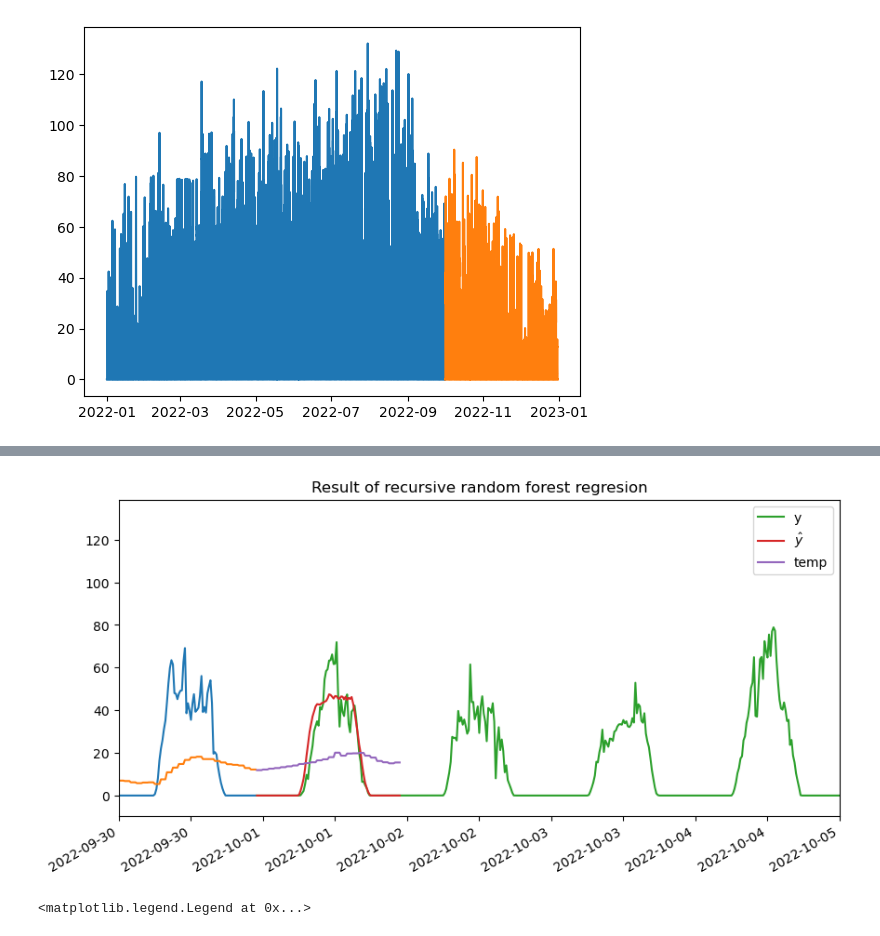
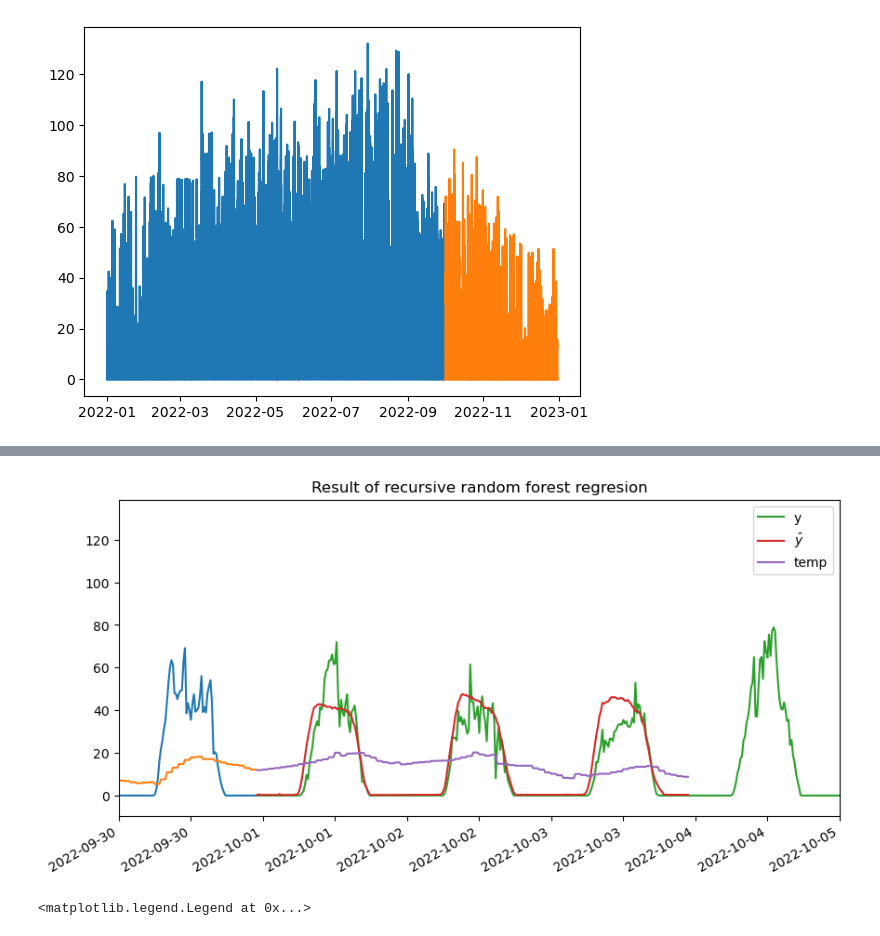
Before and after one commit to SpongeStark/Pre-PhD, a Jupyter notebook: demo/PV_2022_limit_configuration.ipynb, the cells around one changed output, grey strips where cells are left out. Saved outputs shown, nothing was run; the diff lists cells and outputs as text; code cells hidden in the pictures.

```diff
--- a/demo/PV_2022_limit_configuration.ipynb
+++ b/demo/PV_2022_limit_configuration.ipynb
@@ -5,8 +5,8 @@ from pathlib import Path
 import numpy as np
 import pandas as pd
 # root_proj = Path("/Users/yk/Documents/Projects/Pre-PhD")
-# root_proj = Path("/Users/VERTPOM-UPJV/Documents/Banque_de_l'energie_V2/Data_prediction_K/Pre-PhD")
-root_proj = Path("/Users/alesk/Documents/Git-repo/Pre-PhD")
+root_proj = Path("/Users/VERTPOM-UPJV/Documents/Banque_de_l'energie_V2/Data_prediction_K/Pre-PhD")
+# root_proj = Path("/Users/alesk/Documents/Git-repo/Pre-PhD")
 # root_proj = Path("D:/GIT-REPO/Pre-PhD")
 if str(root_proj/"src") not in sys.path:
     sys.path.append(str(root_proj/"src"))
@@ -338,9 +338,9 @@ from xgboost import XGBRegressor
 from lightgbm import LGBMRegressor
 days = 30
 forecaster = ForecasterRecursive(
-    # regressor = XGBRegressor(n_estimators=460, learning_rate=0.01, random_state=42),
+    regressor = XGBRegressor(n_estimators=460, learning_rate=0.01, random_state=42),
         # regressor = LGBMRegressor(random_state=15926, verbose=-1),
-    regressor = RandomForestRegressor(random_state=42),
+    # regressor = RandomForestRegressor(random_state=42),
     lags = int((60/15)*24*days), # use previous month
     window_features = RollingFeatures(stats=['max','std'], window_sizes=int((60/15)*24))
 )
@@ -348,7 +348,7 @@ forecaster = ForecasterRecursive(
 import joblib as jb
 import json
 
-output_dir = root_proj / "checkpoints" / "2022"/ "predictions" / "pv_30d_rf_2022_temp"
+output_dir = root_proj / "checkpoints" / "2022"/ "predictions" / "pv_30d_xgbr_2022_temp"
 
 if not (output_dir / "log.json").is_file(): # first train
     output_dir.mkdir(parents=True, exist_ok=True)
@@ -387,31 +397,31 @@ Loaded
 # %%
-yhat_test = forecaster.predict(steps=96, exog=df_test[['temp']])
+yhat_test = forecaster.predict(steps=96*3, exog=df_test[['temp']])
 # %%
 # Save and display the plot
 import matplotlib.ticker as ticker
 fig, ax = plt.subplots(figsize=(10, 5))
 ax.set_title("Result of recursive random forest regresion")
 ax.plot(df_train['Date'],df_train['PV'])
 ax.plot(df_train['Date'],df_train['temp'])
 ax.plot(df_test['Date'], df_test['PV'], label='y')
-ax.plot(df_test['Date'][:96], yhat_test, label=r'$\hat{y}$')
-ax.plot(df_test['Date'][:96],df_test['temp'][:96], label='temp')
+ax.plot(df_test['Date'][:96*3], yhat_test, label=r'$\hat{y}$')
+ax.plot(df_test['Date'][:96*3],df_test['temp'][:96*3], label='temp')
 # ax.plot(df_after.Date.dt.tz_localize(None), df_after['PV'], label='After')
 
 ax.xaxis.set_major_locator(ticker.MaxNLocator(nbins=10))
 
 ax.set_xlim(pd.Timestamp('2022-09-30'), pd.Timestamp('2022-10-05'))
 
 # optional: minor ticks every 6 hours
 # ax.xaxis.set_minor_locator(mdates.HourLocator(interval=6))
 
 ax.legend()
 
 fig.autofmt_xdate() # for rotation
 fig.savefig(output_dir / "prediction_test.png", dpi=300, bbox_inches='tight')
 plt.show()
 # %% [output]
-[figure, old version]
+[figure, new version]
 # %%
 fig, ax = plt.subplots(figsize=(10, 5))
 ax.set_title("Result of recursive random forest regresion")
```
Also changed, not shown: parts of 1 cell of this notebook.
